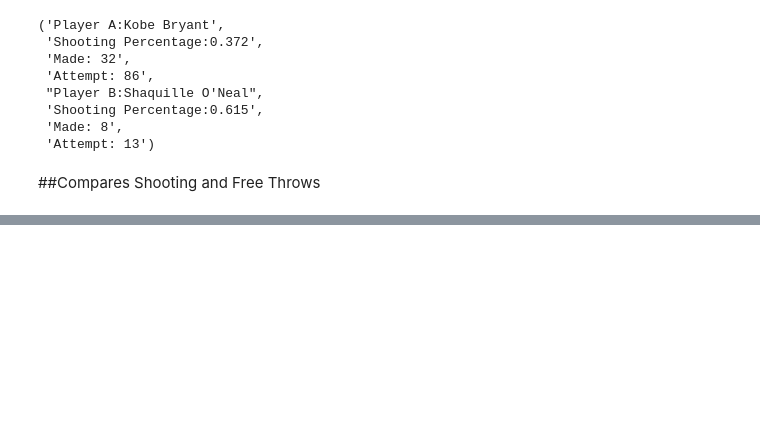
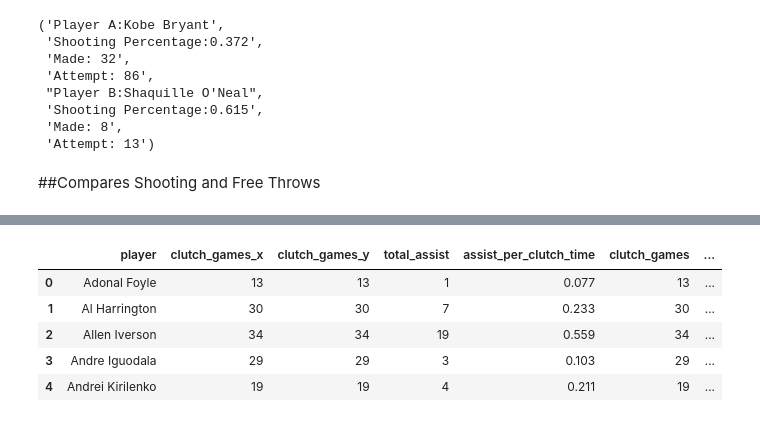
Before and after one commit to deepakchandi/clutch-baller, a Jupyter notebook: Practice(05-06 season).ipynb, the cells around one changed output, grey strips where cells are left out. Saved outputs shown, nothing was run; the diff lists cells and outputs as text; code cells hidden in the pictures; blank space fills up the shorter version.

```diff
--- a/Practice(05-06 season).ipynb
+++ b/Practice(05-06 season).ipynb
@@ -284,0 +150,6 @@ l.head()
+# %%
+k = pc.assits_per_game(regular_season, 'assist', 'player', 'game_id')
+# %%
+b = pc.get_all_blocks(regular_season, 'block', 'player', 'game_id')
+# %%
+c = pc.get_total_games(regular_season, 'player', 'game_id')
@@ -284,0 +178,12 @@ l.head()
+# %%
+dfs = [c,k,b]
+# %%
+df3 = reduce(lambda left,right: pd.merge(left,right,on='player'), dfs)
+df3.head()
+# %% [output]
+|  | player | clutch_games_x | clutch_games_y | total_assist | assist_per_clutch_time | clutch_games | ... |
+| 0 | Adonal Foyle | 13 | 13 | 1 | 0.077 | 13 | ... |
+| 1 | Al Harrington | 30 | 30 | 7 | 0.233 | 30 | ... |
+| 2 | Allen Iverson | 34 | 34 | 19 | 0.559 | 34 | ... |
+| 3 | Andre Iguodala | 29 | 29 | 3 | 0.103 | 29 | ... |
+| 4 | Andrei Kirilenko | 19 | 19 | 4 | 0.211 | 19 | ... |
```
Also changed, not shown: parts of 76 cells of this notebook, 3 other files.
